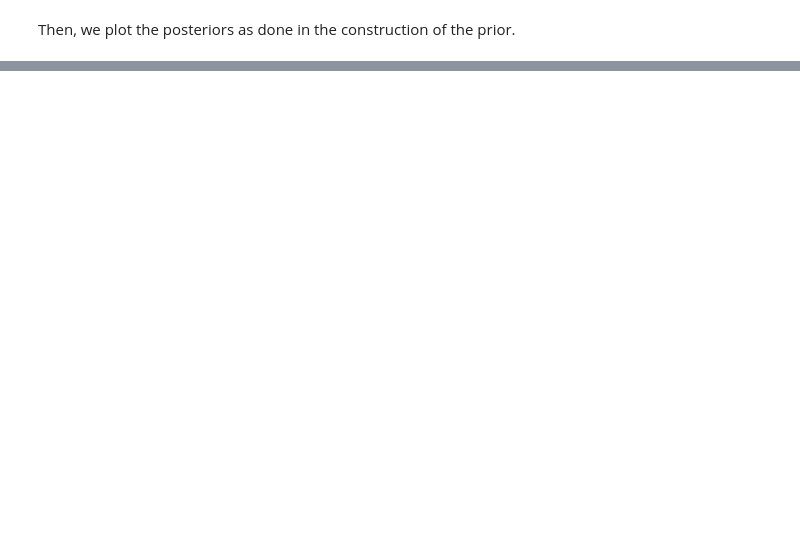
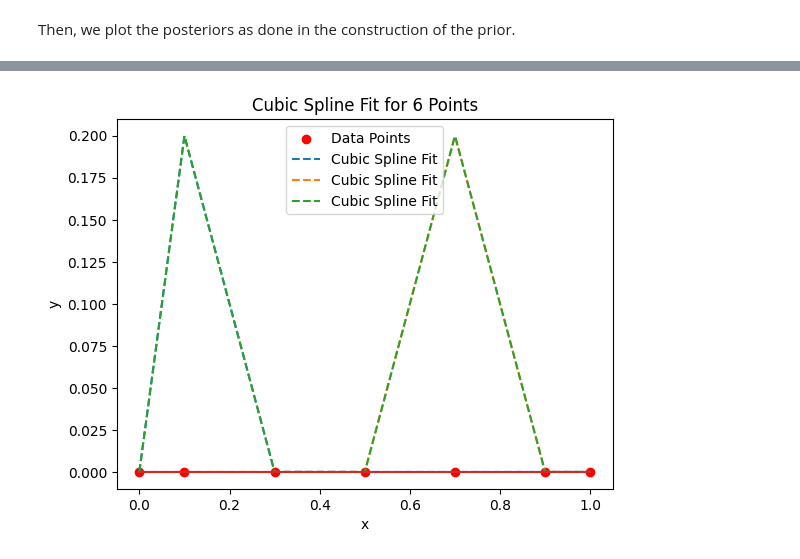
Before and after one commit to RoyStegeman/higher_twist, a Jupyter notebook: higher_twist/higher_twist_tcm_bin.ipynb, the cells around one changed output, grey strips where cells are left out. Cells and saved outputs as stored; diff of their text form; code cells hidden in the pictures; blank space fills up the shorter version.

```diff
--- a/higher_twist/higher_twist_tcm_bin.ipynb
+++ b/higher_twist/higher_twist_tcm_bin.ipynb
@@ -356,0 +409,29 @@ for idx_ax, (ax, key, color) in enumerate(zip(axs.flatten(), keys, colors)):
+# %%
+import numpy as np
+import matplotlib.pyplot as plt
+from validphys.theorycovariance.higher_twist_functions import linear_bin_function
+
+# Define 6 points in the range (0,1)
+x = [0.0, 0.1, 0.3, 0.5, 0.7, 0.9, 1]
+y1 = [0., 0.2, 0., 0., 0., 0.]
+y2 = [0., 0., 0.0, 0., 0.2, 0.]
+
+# Fine grid for smooth curve
+x_fine = np.linspace(0, 1, 1000)
+y1_fine = linear_bin_function(x_fine, y1, x)
+y2_fine = linear_bin_function(x_fine, y2, x)
+
+# Plot the result
+plt.scatter(x, [0 for _ in x], color='red', label="Data Points")  # Original points
+plt.plot(x_fine, y1_fine, label="Cubic Spline Fit", linestyle="--")
+plt.plot(x_fine, y2_fine, label="Cubic Spline Fit", linestyle="--")
+plt.plot(x_fine, y2_fine + y1_fine, label="Cubic Spline Fit", linestyle="--")
+plt.plot(x_fine, np.zeros_like(x_fine))
+plt.xlabel("x")
+plt.ylabel("y")
+#plt.xscale('log')
+plt.legend()
+plt.title("Cubic Spline Fit for 6 Points")
+plt.show()
+# %% [output]
+[figure, added]
```
Also changed, not shown: parts of 12 cells of this notebook, 1 other file.
